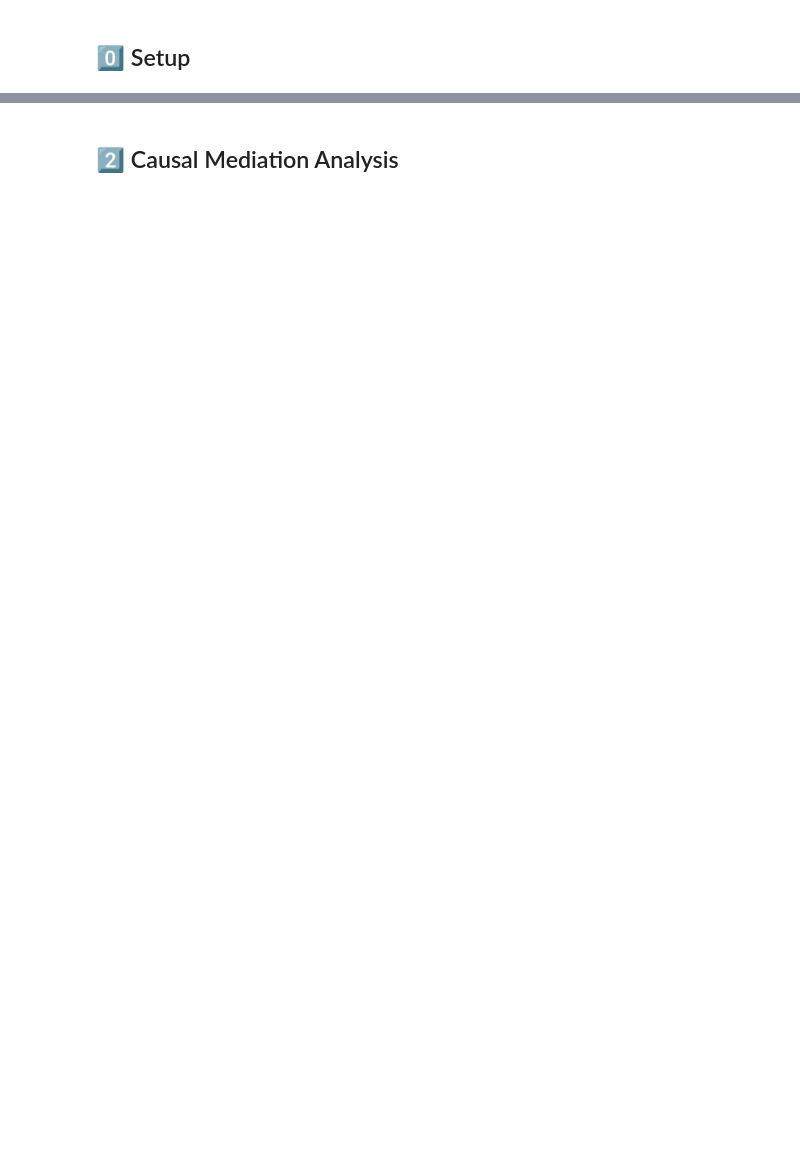
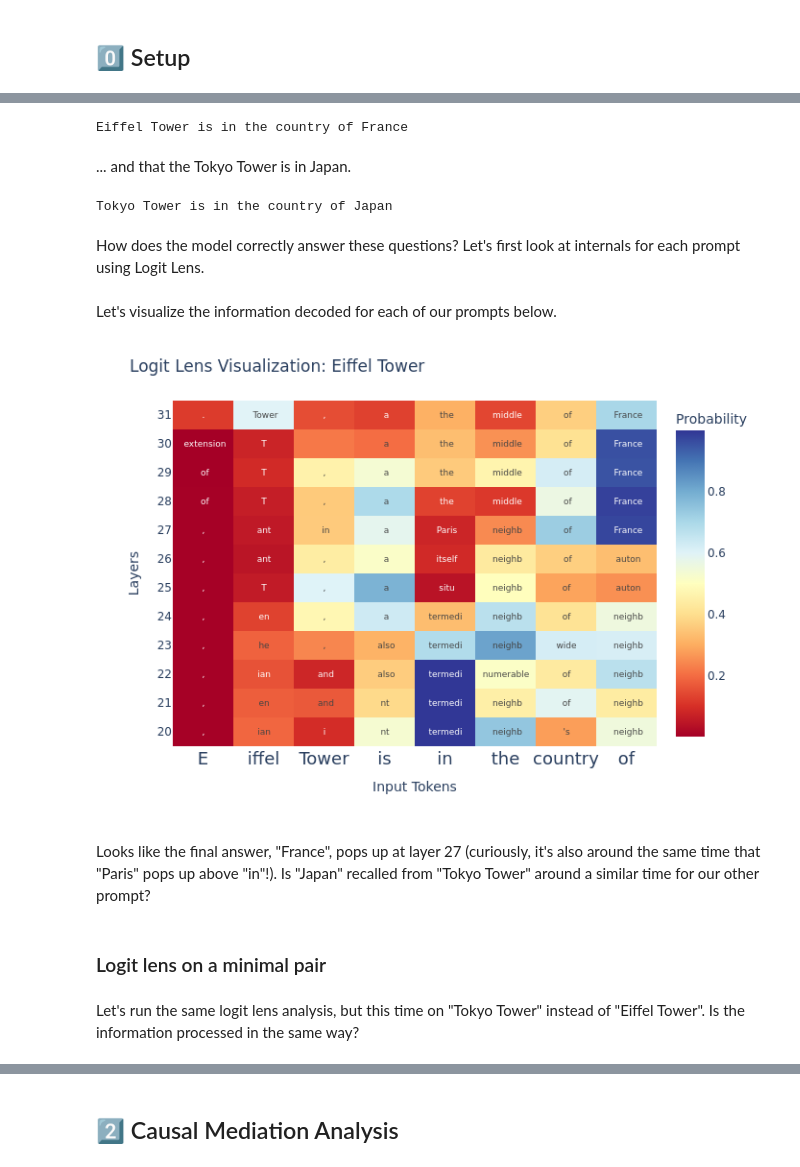
Before and after one commit to cs221m/cs221m-course, a Jupyter notebook: 06_causal_mediation_analysis.ipynb, the cells around one changed output, grey strips where cells are left out. Drawn from its saved outputs; the diff is of its cells as text; code cells hidden in the pictures; blank space fills up the shorter version.

Commit message:
pass over causal mediation analysis notebook

```diff
--- a/06_causal_mediation_analysis.ipynb
+++ b/06_causal_mediation_analysis.ipynb
@@ -174,0 +66,27 @@ In other words, we want to draw a computaitonal graph showing how the difference
+# %%
+prompt = "Eiffel Tower is in the country of"
+
+# pass the prompt in and generate 1 new token
+with model.generate(prompt, max_new_tokens=1) as tracer:
+  output = model.generator.output.save()
+
+clear_output()
+
+print(model.tokenizer.decode(output)[0])
+# %% [output]
+Eiffel Tower is in the country of France
+# %% [markdown]
+... and that the Tokyo Tower is in Japan.
+# %%
+prompt= "Tokyo Tower is in the country of"
+
+with model.generate(prompt, max_new_tokens=1) as tracer:
+  output = model.generator.output.save()
+
+clear_output()
+
+print(model.tokenizer.decode(output)[0])
+# %% [output]
+Tokyo Tower is in the country of Japan
+# %% [markdown]
+How does the model correctly answer these questions? Let's first look at internals for each prompt using Logit Lens.
@@ -174,0 +122,36 @@ In other words, we want to draw a computaitonal graph showing how the difference
+# %% [markdown]
+Let's visualize the information decoded for each of our prompts below.
+# %%
+import plotly.express as px
+
+input_tokens = [t.replace('Ġ', '') for t in model.tokenizer.tokenize(prompt)]
+
+fig = px.imshow(
+    probabilities.detach().cpu().float().numpy(),
+    x=input_tokens,
+    y=layer_range,
+    origin="lower", # make 0 at the bottom
+    color_continuous_scale=px.colors.diverging.RdYlBu,
+    color_continuous_midpoint=0.50,
+    text_auto=True,
+    labels=dict(x="Input Tokens", y="Layers", color="Probability")
+)
+
+fig.update_layout(
+    title='Logit Lens Visualization: Eiffel Tower',
+    xaxis_tickangle=0
+)
+
+fig.update_xaxes(tickfont_size=18)
+fig.update_yaxes(tickvals=layer_range)
+fig.update_traces(text=decoded_tokens, texttemplate="%{text}")
+
+fig.show()
+# %% [output]
+[figure, added]
+# %% [markdown]
+Looks like the final answer, "France", pops up at layer 27 (curiously, it's also around the same time that "Paris" pops up above "in"!). Is "Japan" recalled from "Tokyo Tower" around a similar time for our other prompt?
+# %% [markdown]
+### Logit lens on a minimal pair
+# %% [markdown]
+Let's run the same logit lens analysis, but this time on "Tokyo Tower" instead of "Eiffel Tower". Is the information processed in the same way?
```
Also changed, not shown: parts of 104 cells of this notebook, 3 other files.
